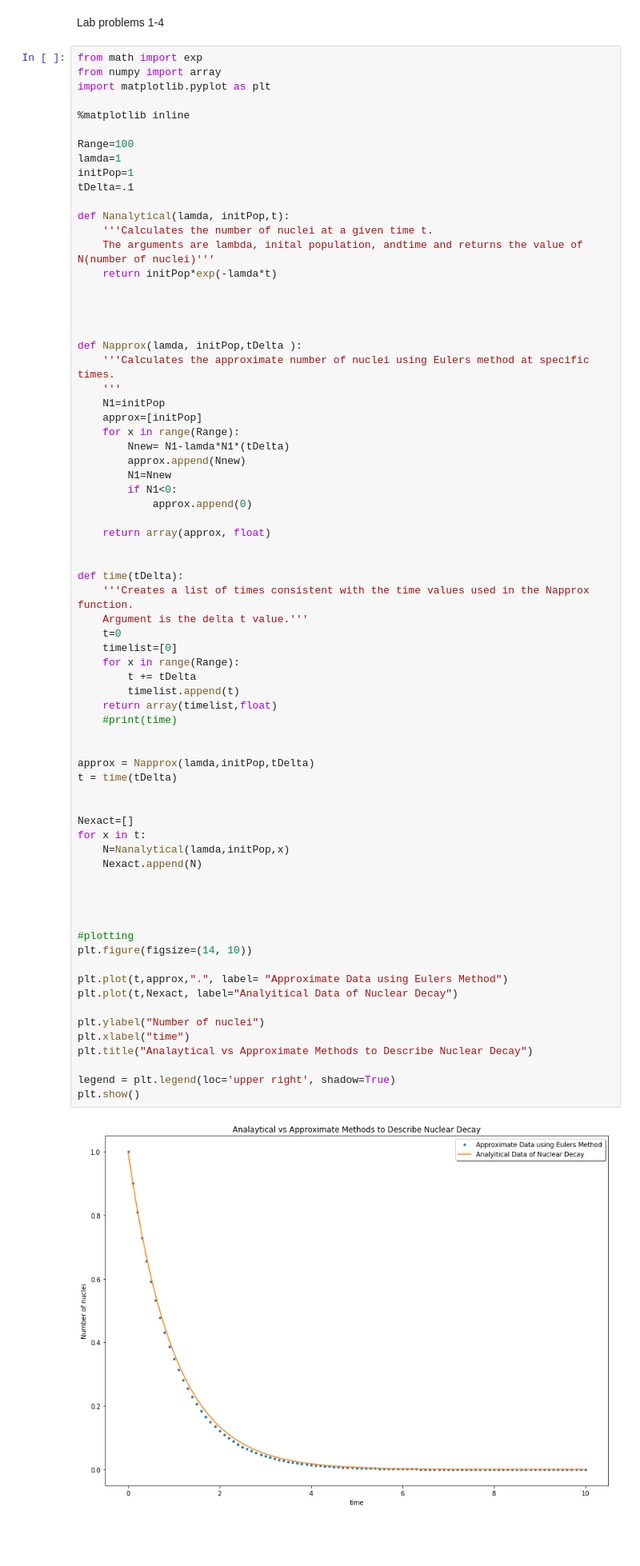
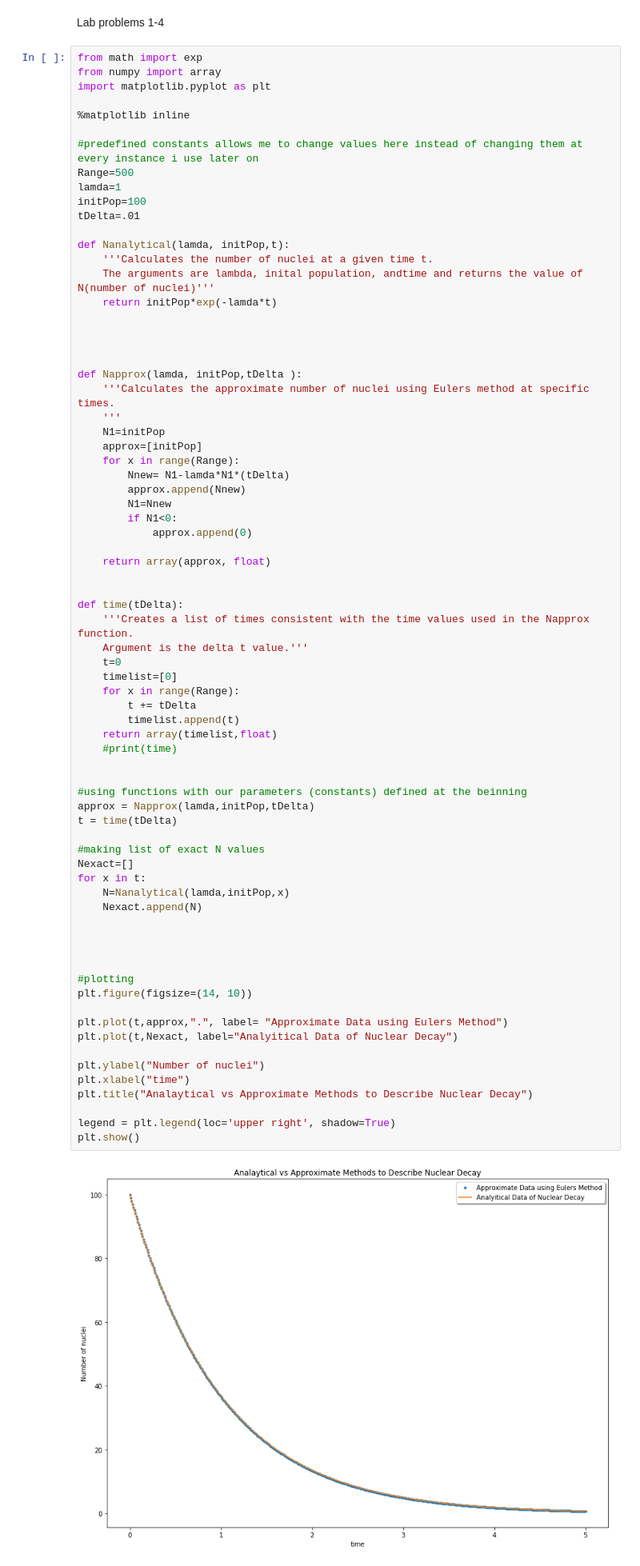
Before and after one commit to chan8005/Labs, a Jupyter notebook: Lab3/Lab3.ipynb, the cells around one changed output. Shown: that part at 80% size. Saved outputs shown, nothing was run; the diff lists cells and outputs as text; blank space fills up the shorter version.

```diff
--- a/Lab3/Lab3.ipynb
+++ b/Lab3/Lab3.ipynb
@@ -7,10 +7,11 @@ import matplotlib.pyplot as plt
 
 %matplotlib inline
 
-Range=100
+#predefined constants allows me to change values here instead of changing them at every instance i use later on
+Range=500
 lamda=1
-initPop=1
-tDelta=.1
+initPop=100
+tDelta=.01
 
 def Nanalytical(lamda, initPop,t):
     '''Calculates the number of nuclei at a given time t.
@@ -44,32 +45,33 @@ def time(tDelta):
         t += tDelta
         timelist.append(t)
     return array(timelist,float)
     #print(time)
 
 
+#using functions with our parameters (constants) defined at the beinning
 approx = Napprox(lamda,initPop,tDelta)
 t = time(tDelta)
 
-
+#making list of exact N values
 Nexact=[]
 for x in t:
     N=Nanalytical(lamda,initPop,x)
     Nexact.append(N)
 
 
 
 
 #plotting
 plt.figure(figsize=(14, 10))
 
 plt.plot(t,approx,".", label= "Approximate Data using Eulers Method")
 plt.plot(t,Nexact, label="Analyitical Data of Nuclear Decay")
 
 plt.ylabel("Number of nuclei")
 plt.xlabel("time")
 plt.title("Analaytical vs Approximate Methods to Describe Nuclear Decay")
 
 legend = plt.legend(loc='upper right', shadow=True)
 plt.show()
 # %% [output]
-[figure, old version]
+[figure, new version]
```
Also changed, not shown: parts of 14 cells of this notebook.
